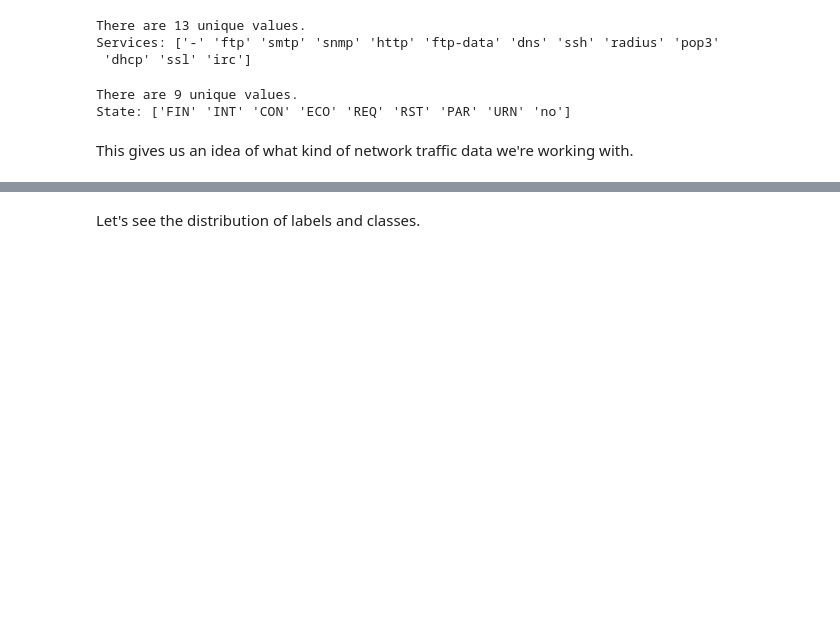
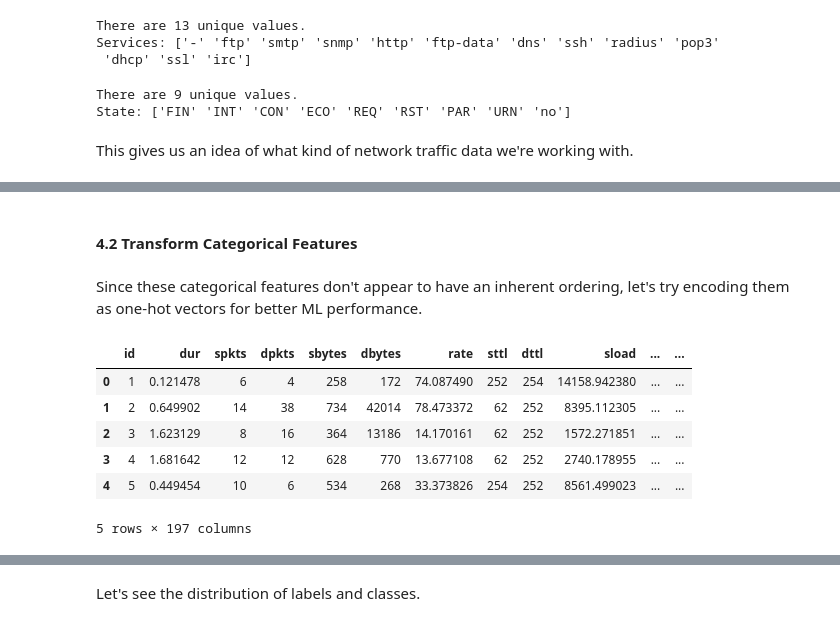
Before and after one commit to pvan1/DATA-606-Capstone, a Jupyter notebook: capstone-phase1.ipynb, the cells around one changed output, grey strips where cells are left out. Cells and saved outputs as stored; diff of their text form; code cells hidden in the pictures; blank space fills up the shorter version.

```diff
--- a/capstone-phase1.ipynb
+++ b/capstone-phase1.ipynb
@@ -127,0 +181,15 @@ This gives us an idea of what kind of network traffic data we're working with.
+# %% [markdown]
+#### 4.2 Transform Categorical Features
+# %% [markdown]
+Since these categorical features don't appear to have an inherent ordering, let's try encoding them as one-hot vectors for better ML performance.
+# %%
+training_data_onehot = pd.get_dummies(training_data, columns=['proto', 'service', 'state'], prefix=['proto', 'service', 'state'])
+training_data_onehot.head()
+# %% [output]
+|  | id | dur | spkts | dpkts | sbytes | dbytes | rate | sttl | dttl | sload | ... | ... |
+| 0 | 1 | 0.121478 | 6 | 4 | 258 | 172 | 74.087490 | 252 | 254 | 14158.942380 | ... | ... |
+| 1 | 2 | 0.649902 | 14 | 38 | 734 | 42014 | 78.473372 | 62 | 252 | 8395.112305 | ... | ... |
+| 2 | 3 | 1.623129 | 8 | 16 | 364 | 13186 | 14.170161 | 62 | 252 | 1572.271851 | ... | ... |
+| 3 | 4 | 1.681642 | 12 | 12 | 628 | 770 | 13.677108 | 62 | 252 | 2740.178955 | ... | ... |
+| 4 | 5 | 0.449454 | 10 | 6 | 534 | 268 | 33.373826 | 254 | 252 | 8561.499023 | ... | ... |
+5 rows × 197 columns
```
Also changed, not shown: parts of 49 cells of this notebook.
